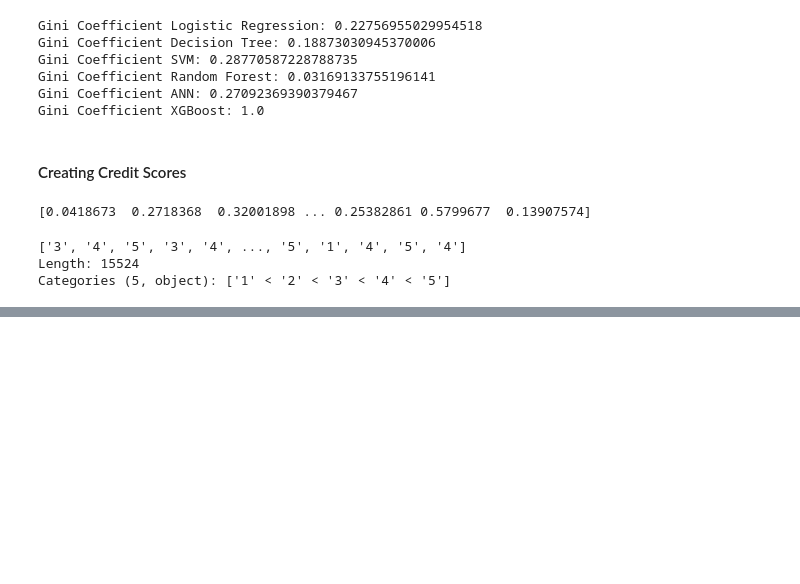
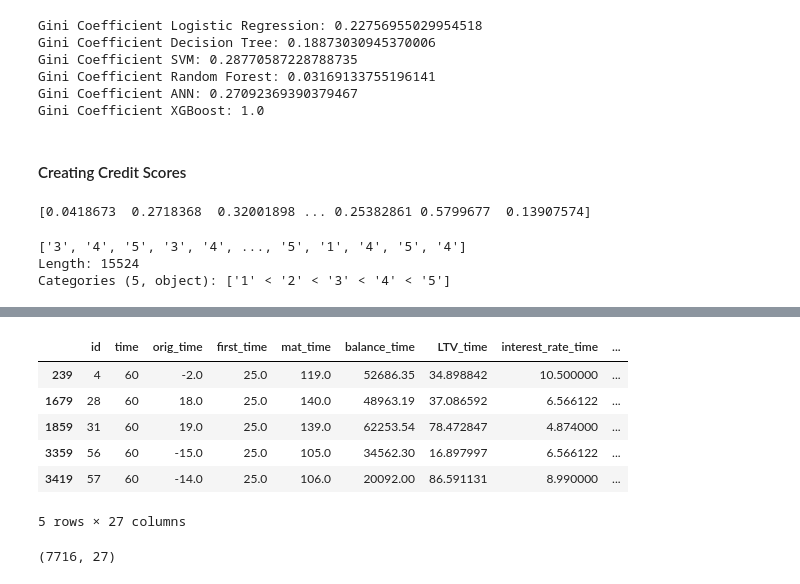
Before and after one commit to sbs23038/Capstone, a Jupyter notebook: SBS23038_Sem3.ipynb, the cells around one changed output, grey strips where cells are left out. Drawn from its saved outputs; the diff is of its cells as text; code cells hidden in the pictures; blank space fills up the shorter version.

```diff
--- a/SBS23038_Sem3.ipynb
+++ b/SBS23038_Sem3.ipynb
@@ -2168,0 +2355,4 @@ Categories (5, object): ['1' < '2' < '3' < '4' < '5']
+# %%
+scope_df = full_time_series[full_time_series.scope_ind == 1]
+# %%
+scope_df = scope_df.fillna(scope_df.mean())
@@ -2168,0 +2429,20 @@ Categories (5, object): ['1' < '2' < '3' < '4' < '5']
+# %%
+condition_1 = scope_df['time'] == 60
+condition_2 = scope_df['default_time'] == 0
+
+conditions = condition_1 & condition_2
+# %%
+RWA_df = scope_df[conditions]
+RWA_df.head()
+# %% [output]
+|  | id | time | orig_time | first_time | mat_time | balance_time | LTV_time | interest_rate_time | ... |
+| 239 | 4 | 60 | -2.0 | 25.0 | 119.0 | 52686.35 | 34.898842 | 10.500000 | ... |
+| 1679 | 28 | 60 | 18.0 | 25.0 | 140.0 | 48963.19 | 37.086592 | 6.566122 | ... |
+| 1859 | 31 | 60 | 19.0 | 25.0 | 139.0 | 62253.54 | 78.472847 | 4.874000 | ... |
+| 3359 | 56 | 60 | -15.0 | 25.0 | 105.0 | 34562.30 | 16.897997 | 6.566122 | ... |
+| 3419 | 57 | 60 | -14.0 | 25.0 | 106.0 | 20092.00 | 86.591131 | 8.990000 | ... |
+5 rows × 27 columns
+# %%
+RWA_df.shape
+# %% [output]
+(7716, 27)
```
Also changed, not shown: parts of 77 cells of this notebook.
